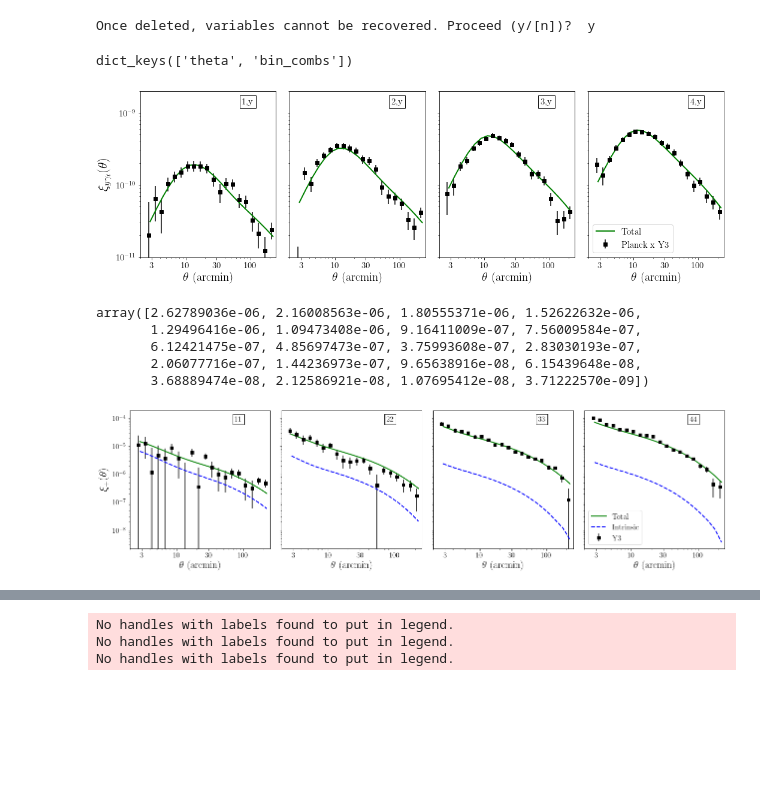
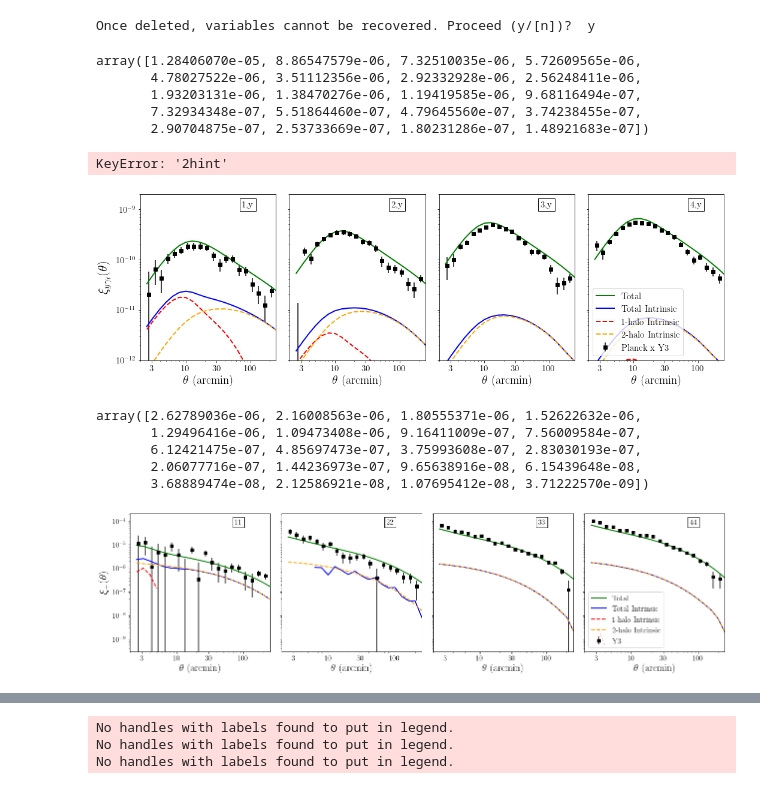
Before and after one commit to shivampcosmo/ACTxDESY3, a Jupyter notebook: src/plotting/shearxy.ipynb, the cells around one changed output, grey strips where cells are left out. Drawn from its saved outputs; the diff is of its cells as text; code cells hidden in the pictures; blank space fills up the shorter version.

```diff
--- a/src/plotting/shearxy.ipynb
+++ b/src/plotting/shearxy.ipynb
@@ -32,7 +32,7 @@ os.environ['COSMOSIS_SRC_DIR'] = '/global/cfs/cdirs/des/shivamp/nl_cosmosis/cosm
 sys.path.insert(0, '/global/cfs/cdirs/des/shivamp/nl_cosmosis/cosmosis/ACTxDESY3/src/cosmosis_code/')
 # DV = dill.load(open('/global/cfs/cdirs/des/shivamp/nl_cosmosis/cosmosis/ACTxDESY3/src/results/DV_obj_temp_gty_plancky3_beamed_wmeadv4_20_mod_M8_17_nM64_nz256_imead1.pk','rb'))
 # DV = dill.load(open('/global/cfs/cdirs/des/shivamp/nl_cosmosis/cosmosis/ACTxDESY3/src/results/DV_obj_temp_kk_gty_plancky3_beamed_bf_kk_gty.pk','rb'))
-DV = dill.load(open('/global/cfs/cdirs/des/shivamp/nl_cosmosis/cosmosis/ACTxDESY3/src/results/DV_obj_temp_kk_gty_plancky3_beamed_bf_kk_gty_wcov_newpipe.pk','rb'))
+DV = dill.load(open('/global/cfs/cdirs/des/shivamp/nl_cosmosis/cosmosis/ACTxDESY3/src/results/DV_obj_temp_kk_gty_plancky3_beamed_B12_testIA.pk','rb'))
 # %%
 
 df = pk.load(open('/global/cfs/cdirs/des/shivamp/nl_cosmosis/cosmosis/ACTxDESY3/src/data/results_25_6_20.pkl','rb'),encoding='latin1')
@@ -45,6 +45,16 @@ Cl_sheary = np.zeros(ntheta*nbins)
 
 cov_shearshear = np.zeros((ntheta*nbins,ntheta*nbins))
 cov_sheary = np.zeros((ntheta*nbins,ntheta*nbins))
+# %%
+# df['shearshear_y3'][str(0)]['theta'] * 180./np.pi
+
+df['shearshear_y3']['0_0']['err_p']
+# %% [output]
+array([1.28406070e-05, 8.86547579e-06, 7.32510035e-06, 5.72609565e-06,
+       4.78027522e-06, 3.51112356e-06, 2.92332928e-06, 2.56248411e-06,
+       1.93203131e-06, 1.38470276e-06, 1.19419585e-06, 9.68116494e-07,
+       7.32934348e-07, 5.51864460e-07, 4.79645560e-07, 3.74238455e-07,
+       2.90704875e-07, 2.53733669e-07, 1.80231286e-07, 1.48921683e-07])
 # %%
 csf = fits.open('/global/cfs/cdirs/des/shivamp/nl_cosmosis/cosmosis/ACTxDESY3/src/results/save_code_comparison_real_halofit_v0.4_wmead.fits')
 # csf = fits.open('/global/cfs/cdirs/des/shivamp/nl_cosmosis/cosmosis/ACTxDESY3/src/results/save_code_comparison_fourier_halofit_v0.4_wmead.fits')
@@ -64,10 +74,10 @@ bin1_xip = csf['xip'].data['BIN1']
 bin2_xip = csf['xip'].data['BIN2']
 xip_csf = csf['xip'].data['VALUE']
 xip_ang = csf['xip'].data['ANG']
-# %%
-DV.xi_result_dict['gty'].keys()
-# %% [output]
-dict_keys(['theta', 'bin_combs'])
+# %%
+DV.Cl_result_dict['ky'][bin_str]['2hint']
+# %% [output]
+KeyError: '2hint'
 # %%
 nbins = 4
 bins = (np.arange(4) + 1).astype(int)
@@ -90,7 +100,9 @@ for j2 in range(4):
 #     ax[j2].errorbar(theta_array, Cl_j1_1h + Cl_j1_2h, linestyle=':', marker='',lw = 2, color ='green',label='Total')
 #     ax[j2].errorbar(theta_array, Cl_j1_tot2, linestyle='-', marker='',lw = 2, color ='green',label='Total Mead2')
     ax[j2].errorbar(theta_array, Cl_j1_tot, linestyle='-', marker='',lw = 2, color ='green',label='Total')
-#     ax[j2].errorbar(theta_array, DV.xi_result_dict['gty'][bin_str]['int'], linestyle='--', marker='',lw = 2, color ='blue',label='Intrinsic')
+    ax[j2].errorbar(theta_array, DV.xi_result_dict['gty'][bin_str]['int'], linestyle='-', marker='',lw = 2, color ='blue',label='Total Intrinsic')
+    ax[j2].errorbar(theta_array, DV.xi_result_dict['gty'][bin_str]['1hint'], linestyle='--', marker='',lw = 2, color ='red',label='1-halo Intrinsic')
+    ax[j2].errorbar(theta_array, DV.xi_result_dict['gty'][bin_str]['2hint'], linestyle='--', marker='',lw = 2, color ='orange',label='2-halo Intrinsic')
 
 
 
@@ -103,38 +115,38 @@ for j2 in range(4):
 #     yk_th_g = df['Yshear_y1'][str(j2)]['theta'] * 180./np.pi
 #     yk_err = df['Yshear_y1'][str(j2)]['err_p']
 #     ax[j2].errorbar(yk_th_g, yk_g,yerr=yk_err, ls='',marker='s',color='blue',label='Y1')
-    ax[j2].set_ylim(1e-11,2e-9)
+    ax[j2].set_ylim(1e-12,2e-9)
     ax[j2].set_xscale('log')
     ax[j2].set_yscale('log')
 
     ax[j2].set_xlabel(r'$\theta$ (arcmin)', size = 20)
     ticks  = np.array([3,10,30,100])
     labels_bottom = ticks
     ax[j2].set_xticks(ticks)
     ax[j2].set_xticklabels(labels_bottom,  fontsize=15)
 
     ax[j2].tick_params(axis='both', which='minor', labelsize=15)
     ax[j2].tick_params(axis='both', which='major', labelsize=15)
     ax[j2].set_xlim((2,250))
     ax[j2].text( 0.75, 0.96,str(j2+1) + ',y', verticalalignment='top', horizontalalignment='left', transform=ax[j2].transAxes, fontsize=15, bbox=dict(facecolor='white', edgecolor='black'))
 
 
     jc += 1
 
 # ax[0,0].set_ylabel(r'$\xi_{\rm mm}$ comparison', size = 22)
 ax[0].set_ylabel(r'$\xi_{y\gamma_t}(\theta)$ ', size = 22)
 # ax[1,0].set_ylabel(r'$\xi_{y\kappa}(\theta)$ ', size = 22)
 # ax[2,0].set_ylabel(r'$\xi_{\kappa \kappa}(\theta)$ ', size = 22)
 ax[3].legend(fontsize=15,loc='lower left')
 #     ax[1,j].tick_params(axis='both', which='major', labelsize=15)
 
 
 
 pl.tight_layout()
 
 # fig.savefig('xi_yk_kk_allbins.pdf')
 # %% [output]
-[figure, old version]
+[figure, new version]
 # %%
 DV.xi_result_dict['kk'][bin_str]['int']
 # %% [output]
@@ -157,7 +169,7 @@ texts_ky = [r'1,y',r'2,y',r'3,y',r'4,y']
 # theta_array = DV.xi_result_dict['kk']['theta']
 for j2 in range(4):
     bin_str = 'bin_' + str(j2+1) + '_' + str(j2+1)
-    sel_ind = np.where((bin1_xip == j2+1) & (bin2_xip == j2+1))[0]
+#     sel_ind = np.where((bin1_xip == j2+1) & (bin2_xip == j2+1))[0]
 
 #     Cl_j1_1h = DV.xi_result_dict['kk'][bin_str]['1h']
 #     Cl_j1_2h = DV.xi_result_dict['kk'][bin_str]['2h']
@@ -169,7 +181,9 @@ for j2 in range(4):
 #     ax[j2].errorbar(theta_array, Cl_j1_1h + Cl_j1_2h, linestyle=':', marker='',lw = 2, color ='green',label='Total')
 #     ax[j2].errorbar(theta_array, Cl_j1_tot, linestyle='-', marker='',lw = 2, color ='blue',label='Total')
     ax[j2].errorbar(theta_array, Cl_j1_tot, linestyle='-', marker='',lw = 2, color ='green',label='Total')
-    ax[j2].errorbar(theta_array, DV.xi_result_dict['kk'][bin_str]['int'], linestyle='--', marker='',lw = 2, color ='blue',label='Intrinsic')
+    ax[j2].errorbar(theta_array, DV.xi_result_dict['kk'][bin_str]['int'], linestyle='-', marker='',lw = 2, color ='blue',label='Total Intrinsic')
+    ax[j2].errorbar(theta_array, DV.xi_result_dict['kk'][bin_str]['1hint'], linestyle='--', marker='',lw = 2, color ='red',label='1-halo Intrinsic')
+    ax[j2].errorbar(theta_array, DV.xi_result_dict['kk'][bin_str]['2hint'], linestyle='--', marker='',lw = 2, color ='orange',label='2-halo Intrinsic')
 
 
 
@@ -217,4 +231,4 @@ pl.tight_layout()
 
 # fig.savefig('xi_yk_kk_allbins.pdf')
 # %% [output]
-[figure, old version]
+[figure, new version]
```
Also changed, not shown: parts of 26 cells of this notebook, 40 other files.
